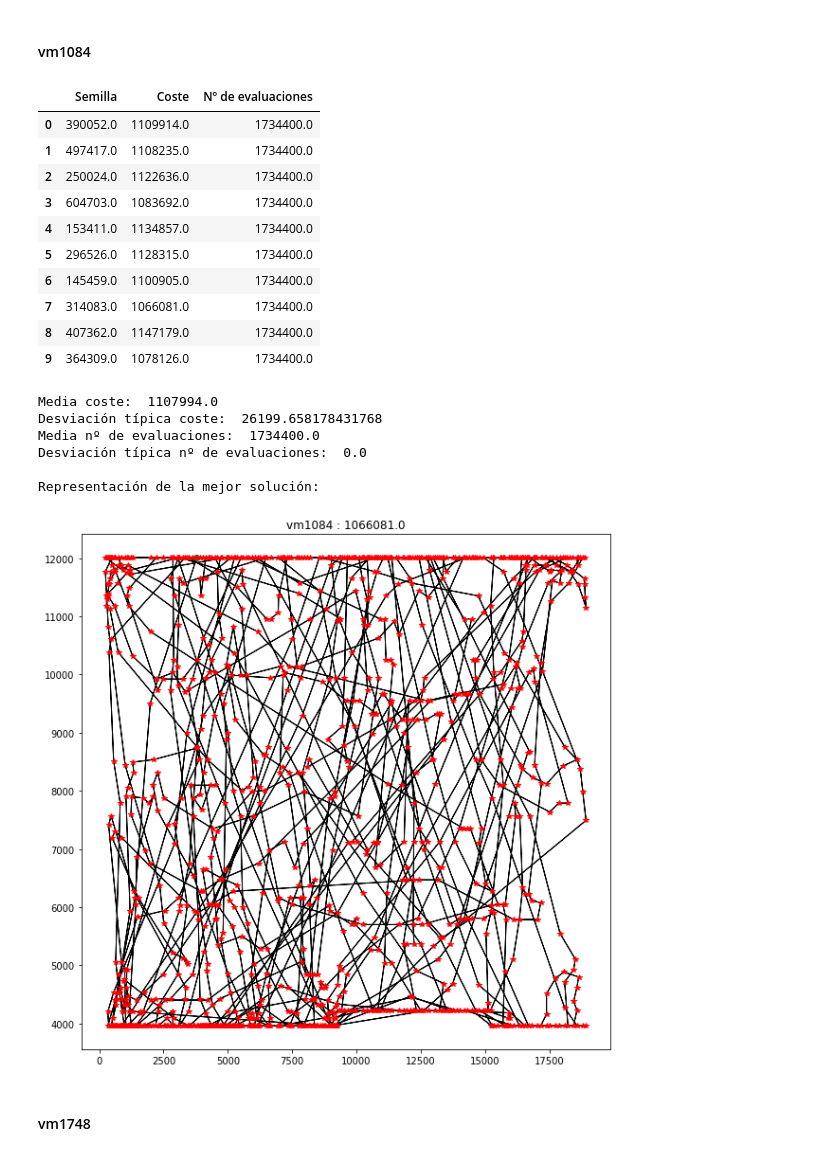
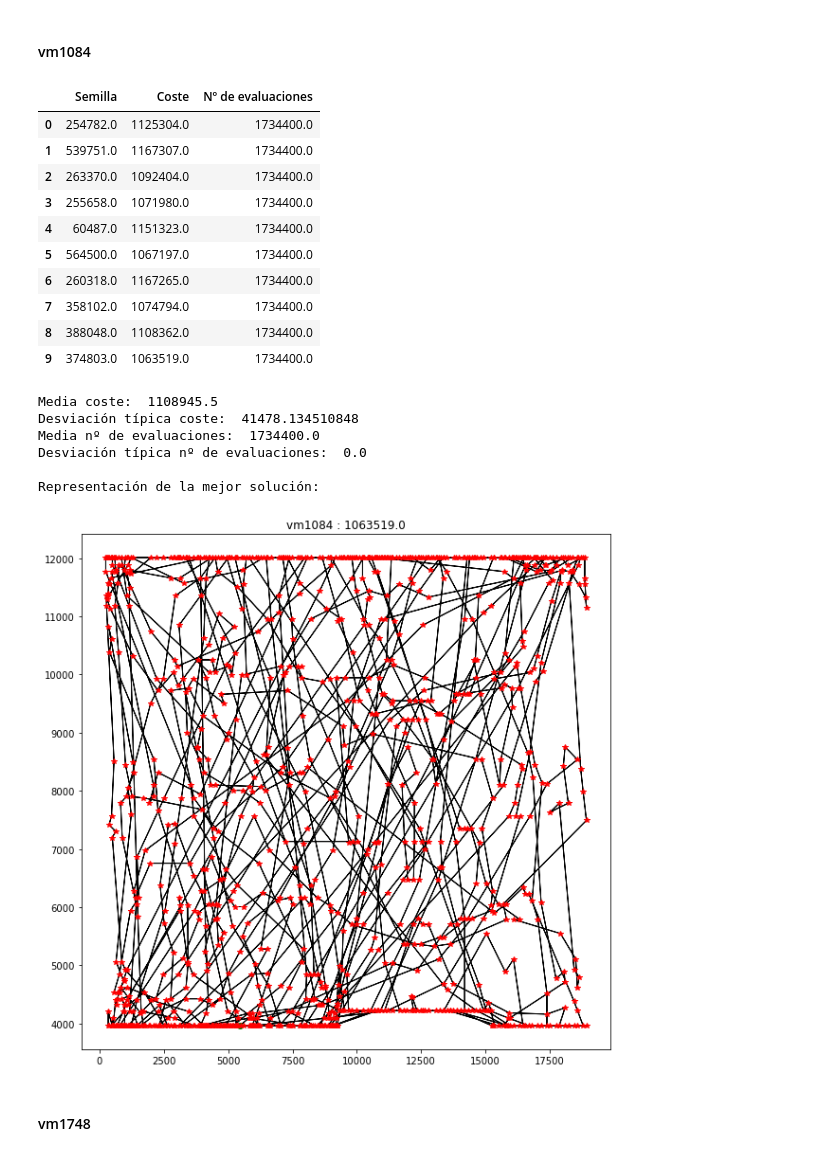
Before and after one commit to IgorMy/Algoritmos-basados-en-Entornos-y-Trayectorias, a Jupyter notebook: 5 Enfriamiento Simulado/Enfriamiento simulado.ipynb, the cells around one changed output. Drawn from its saved outputs; the diff is of its cells as text; code cells hidden in the pictures.

```diff
--- a/5 Enfriamiento Simulado/Enfriamiento simulado.ipynb
+++ b/5 Enfriamiento Simulado/Enfriamiento simulado.ipynb
@@ -147,7 +147,7 @@ Semillas generadas:
 # %%
 dataset = st70
 with Pool(processes=5) as pool:
-    result = pool.starmap(enfriamiento_simulado,  itertools.product(semillas,[dataset]) )
+    result = pool.starmap(enfriamiento_simulado,  itertools.product(semillas,[dataset],[20]) )
 representacion_datos(result,"st70")
 # %% [output]
 |  | Semilla | Coste | Nº de evaluaciones |
@@ -174,7 +174,7 @@ Representación de la mejor solución:
 dataset = ch130
 
 with Pool(processes=5) as pool:
-    result = pool.starmap(enfriamiento_simulado,  itertools.product(semillas,[dataset]) )
+    result = pool.starmap(enfriamiento_simulado,  itertools.product(semillas,[dataset],[20]) )
 
 representacion_datos(result,"ch130")
 # %% [output]
@@ -201,7 +201,7 @@ Representación de la mejor solución:
 # %%
 dataset = a280
 with Pool(processes=5) as pool:
-    result = pool.starmap(enfriamiento_simulado,  itertools.product(semillas,[dataset]) )
+    result = pool.starmap(enfriamiento_simulado,  itertools.product(semillas,[dataset],[20]) )
 
 representacion_datos(result,"a280")
 # %% [output]
@@ -229,7 +229,7 @@ Representación de la mejor solución:
 dataset = p654
 
 with Pool(processes=5) as pool:
-    result = pool.starmap(enfriamiento_simulado,  itertools.product(semillas,[dataset]) )
+    result = pool.starmap(enfriamiento_simulado,  itertools.product(semillas,[dataset],[20]) )
 
 representacion_datos(result,"p654")
 # %% [output]
@@ -256,29 +256,29 @@ Representación de la mejor solución:
 # %%
 dataset = vm1084
 
 with Pool(processes=5) as pool:
-    result = pool.starmap(enfriamiento_simulado,  itertools.product(semillas,[dataset]) )
+    result = pool.starmap(enfriamiento_simulado,  itertools.product(semillas,[dataset],[20]) )
 
 representacion_datos(result,"vm1084")
 # %% [output]
 |  | Semilla | Coste | Nº de evaluaciones |
-| 0 | 390052.0 | 1109914.0 | 1734400.0 |
-| 1 | 497417.0 | 1108235.0 | 1734400.0 |
-| 2 | 250024.0 | 1122636.0 | 1734400.0 |
-| 3 | 604703.0 | 1083692.0 | 1734400.0 |
-| 4 | 153411.0 | 1134857.0 | 1734400.0 |
-| 5 | 296526.0 | 1128315.0 | 1734400.0 |
-| 6 | 145459.0 | 1100905.0 | 1734400.0 |
-| 7 | 314083.0 | 1066081.0 | 1734400.0 |
-| 8 | 407362.0 | 1147179.0 | 1734400.0 |
-| 9 | 364309.0 | 1078126.0 | 1734400.0 |
+| 0 | 254782.0 | 1125304.0 | 1734400.0 |
+| 1 | 539751.0 | 1167307.0 | 1734400.0 |
+| 2 | 263370.0 | 1092404.0 | 1734400.0 |
+| 3 | 255658.0 | 1071980.0 | 1734400.0 |
+| 4 | 60487.0 | 1151323.0 | 1734400.0 |
+| 5 | 564500.0 | 1067197.0 | 1734400.0 |
+| 6 | 260318.0 | 1167265.0 | 1734400.0 |
+| 7 | 358102.0 | 1074794.0 | 1734400.0 |
+| 8 | 388048.0 | 1108362.0 | 1734400.0 |
+| 9 | 374803.0 | 1063519.0 | 1734400.0 |
-Media coste:  1107994.0
-Desviación típica coste:  26199.658178431768
+Media coste:  1108945.5
+Desviación típica coste:  41478.134510848
 Media nº de evaluaciones:  1734400.0
 Desviación típica nº de evaluaciones:  0.0
 
 Representación de la mejor solución:
-[figure, old version]
+[figure, new version]
 # %% [markdown]
 #### vm1748
 # %%
```
Also changed, not shown: parts of 5 cells of this notebook, 2 other files.
